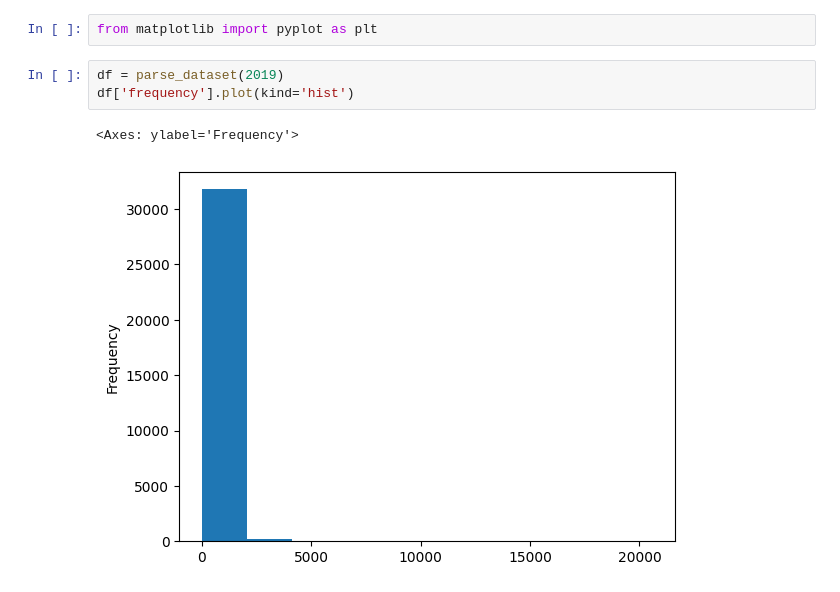
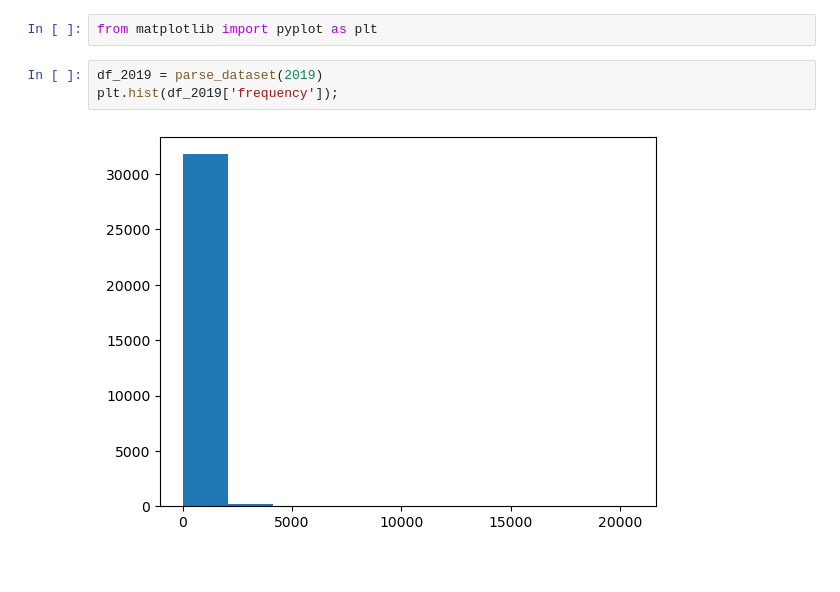
Before and after one commit to bbear2024/exercise, a Jupyter notebook: da-module-pandas/06_visualization/Exercise/02_matplotlib.ipynb, the cells around one changed output. Cells and saved outputs as stored; diff of their text form.

```diff
--- a/da-module-pandas/06_visualization/Exercise/02_matplotlib.ipynb
+++ b/da-module-pandas/06_visualization/Exercise/02_matplotlib.ipynb
@@ -78,9 +83,8 @@ Do the same for another year and compare the two distributions with each other.
 Add labels and a title
 # %%
 from matplotlib import pyplot as plt
-# %%
-df = parse_dataset(2019)
-df['frequency'].plot(kind='hist')
-# %% [output]
-<Axes: ylabel='Frequency'>
-[figure, removed]
+# %%
+df_2019 = parse_dataset(2019)
+plt.hist(df_2019['frequency']);
+# %% [output]
+[figure, added]
```
Also changed, not shown: parts of 7 cells of this notebook, 2 other files.
